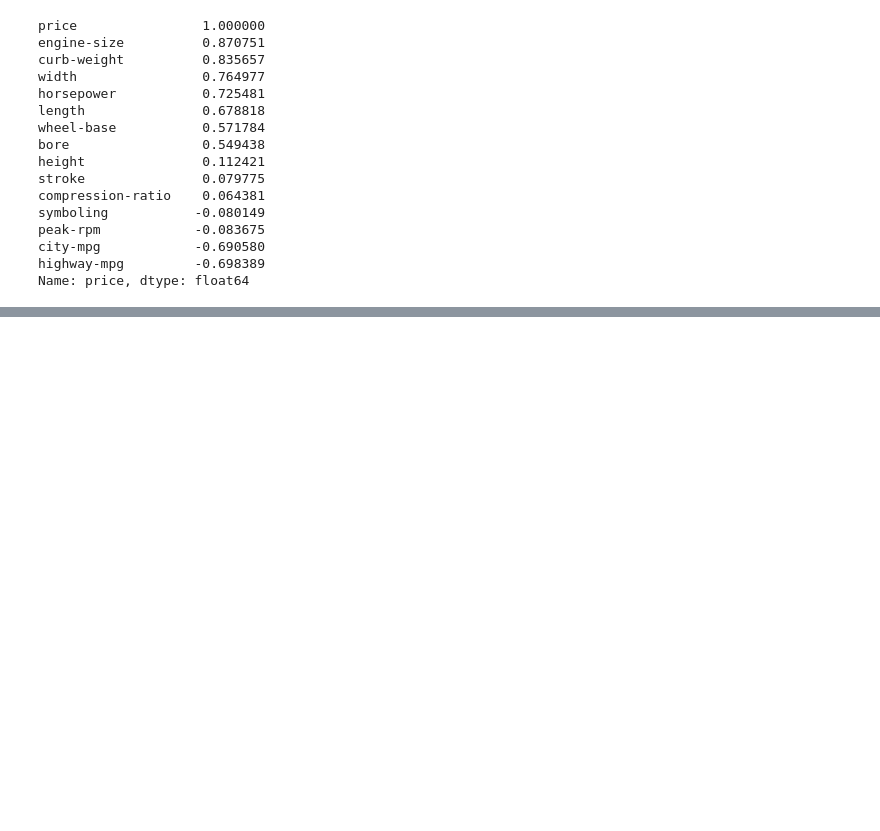
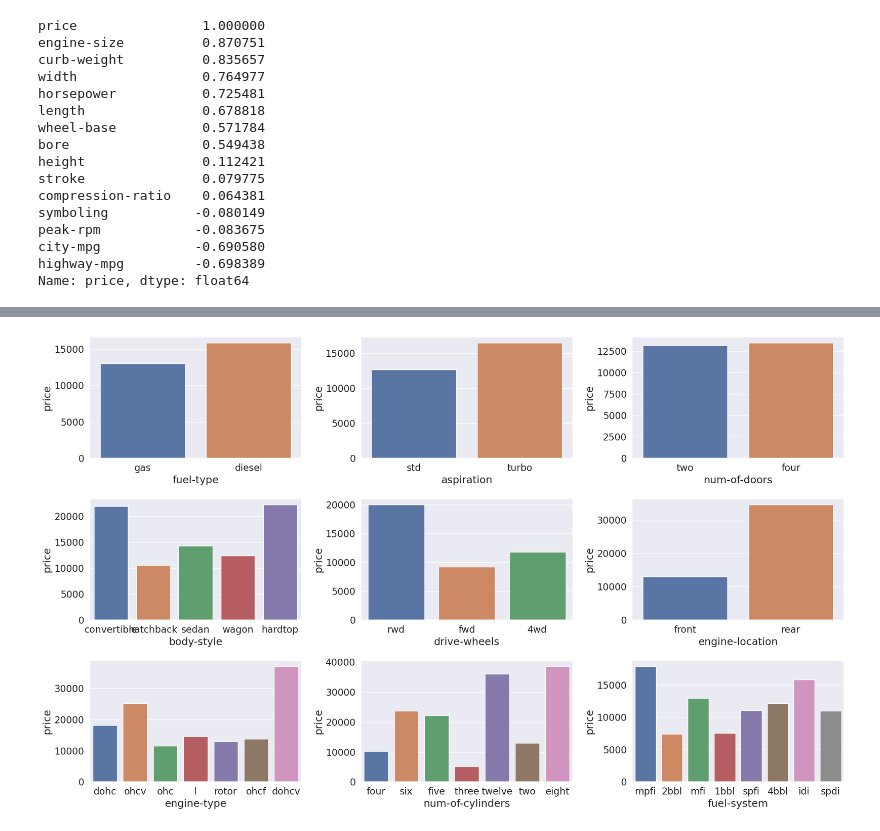
Before and after one commit to ShreeKeshavan/Car_price_prediction, a Jupyter notebook: Car_price_prediction.ipynb, the cells around one changed output, grey strips where cells are left out. Saved outputs shown, nothing was run; the diff lists cells and outputs as text; code cells hidden in the pictures; blank space fills up the shorter version.

```diff
--- a/Car_price_prediction.ipynb
+++ b/Car_price_prediction.ipynb
@@ -333,0 +404,34 @@ Name: price, dtype: float64
+# %%
+plt.figure(figsize=(20, 12))
+
+plt.subplot(3, 3, 1) # 3 rows, 3 columns, 1st subplot = left
+sns.barplot(x='fuel-type', y='price', ci=None, data=df)
+
+plt.subplot(3, 3, 2) # 3 rows, 3 columns, 2nd subplot = middle
+sns.barplot(x='aspiration', y='price', ci=None, data=df)
+
+plt.subplot(3, 3, 3) # 3 rows, 3 columns, 3rd subplot = right
+sns.barplot(x='num-of-doors', y='price', ci=None, data=df)
+
+plt.subplot(3, 3, 4)
+sns.barplot(x='body-style', y='price', ci=None, data=df)
+
+plt.subplot(3, 3, 5)
+sns.barplot(x='drive-wheels', y='price', ci=None, data=df)
+
+plt.subplot(3, 3, 6)
+sns.barplot(x='engine-location', y='price', ci=None, data=df)
+
+plt.subplot(3, 3, 7)
+sns.barplot(x='engine-type', y='price', ci=None, data=df)
+
+plt.subplot(3, 3, 8)
+sns.barplot(x='num-of-cylinders', y='price', ci=None, data=df)
+
+plt.subplot(3, 3, 9)
+sns.barplot(x='fuel-system', y='price', ci=None, data=df)
+
+plt.tight_layout()
+plt.show()
+# %% [output]
+[figure, added]
```
Also changed, not shown: parts of 8 cells of this notebook.
